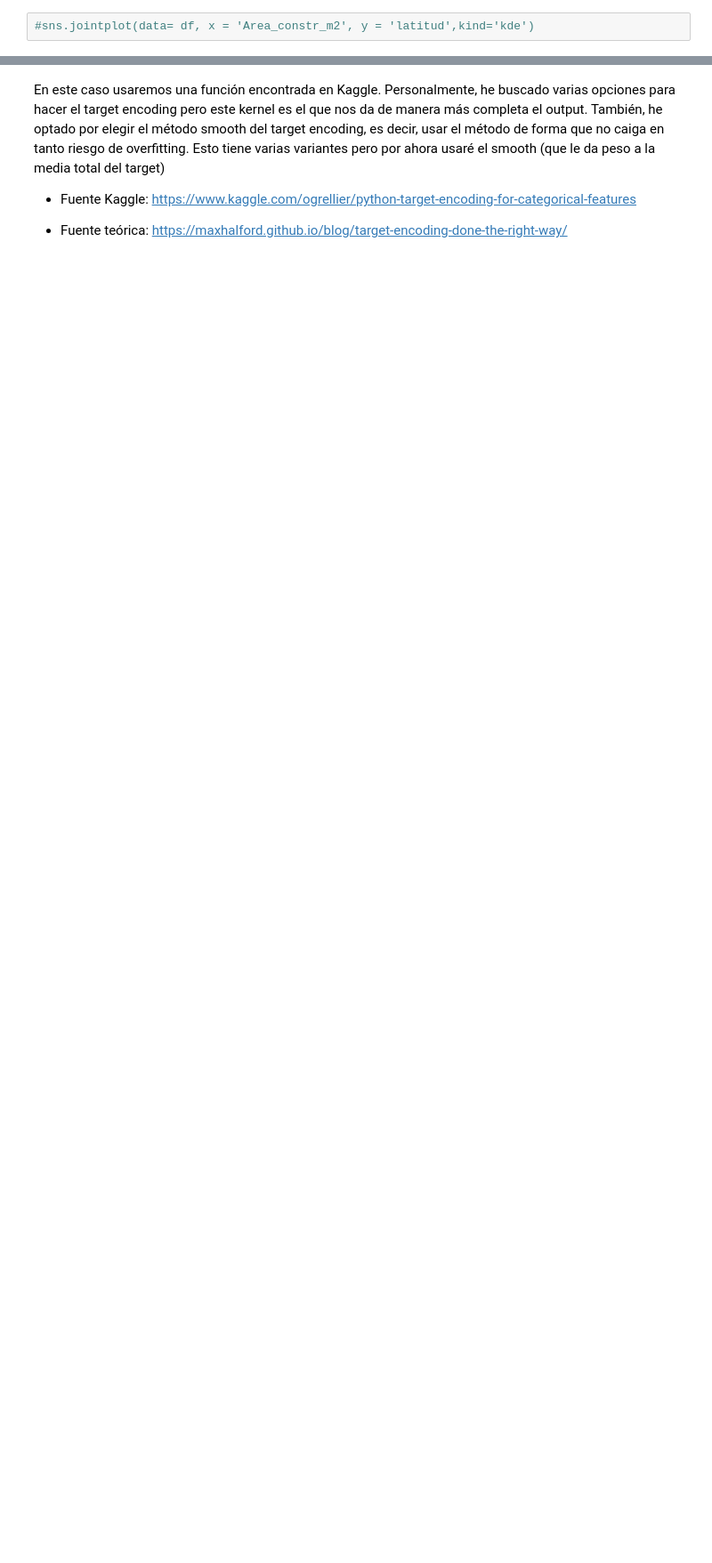
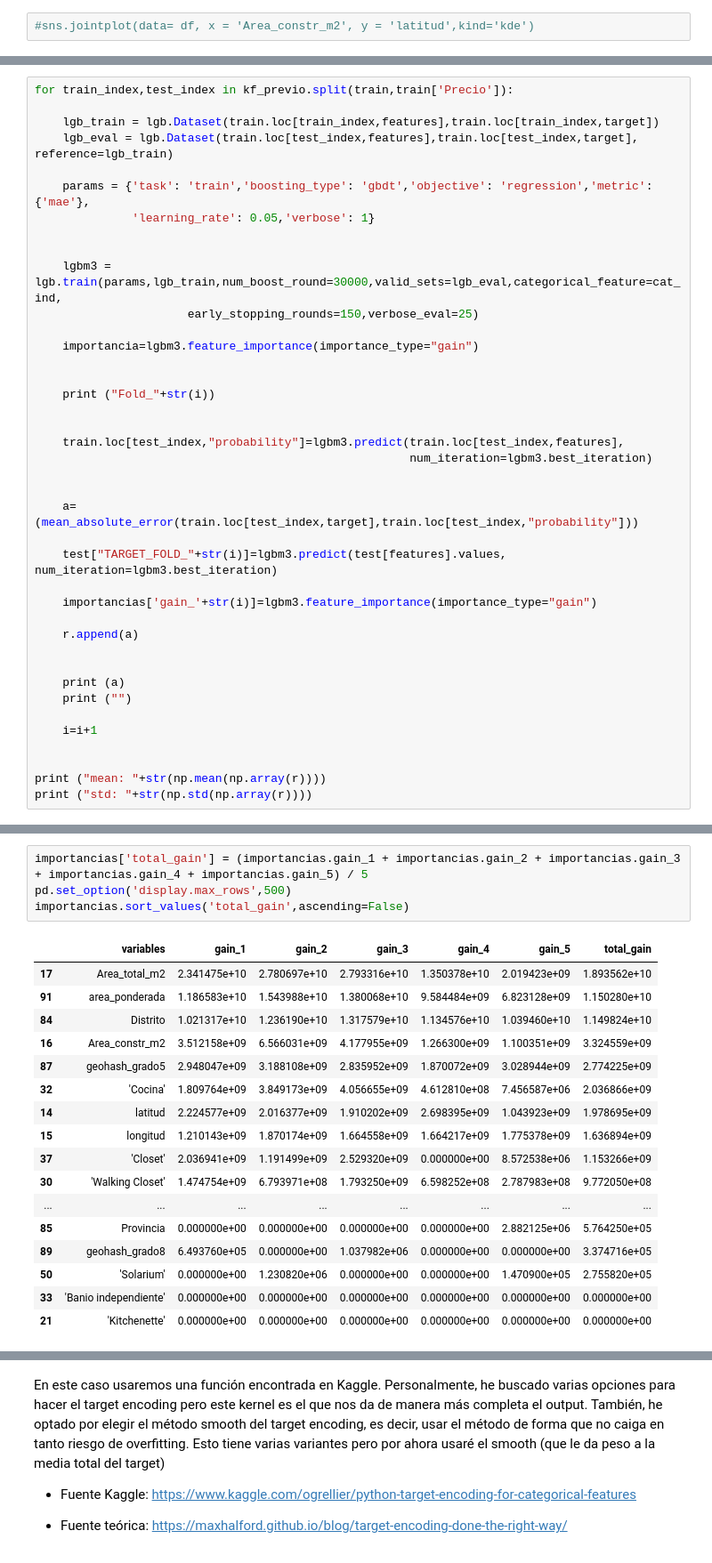
Before and after one commit to PBenavides/Automated-Valuation-Model-Lima, a Jupyter notebook: Data Analysis/Analisis_casas_pt_04.ipynb, the cells around one changed output, grey strips where cells are left out. Shown at 89% size. Drawn from its saved outputs; the diff is of its cells as text; blank space fills up the shorter version.

```diff
--- a/Data Analysis/Analisis_casas_pt_04.ipynb
+++ b/Data Analysis/Analisis_casas_pt_04.ipynb
@@ -80,0 +185,40 @@ sns.pairplot(df, x_vars = pairplot_cols, y_vars = pairplot_cols, diag_kind = 'kd
+# %%
+for train_index,test_index in kf_previo.split(train,train['Precio']):
+
+    lgb_train = lgb.Dataset(train.loc[train_index,features],train.loc[train_index,target])
+    lgb_eval = lgb.Dataset(train.loc[test_index,features],train.loc[test_index,target], reference=lgb_train)
+
+    params = {'task': 'train','boosting_type': 'gbdt','objective': 'regression','metric': {'mae'},
+              'learning_rate': 0.05,'verbose': 1}
+
+
+    lgbm3 = lgb.train(params,lgb_train,num_boost_round=30000,valid_sets=lgb_eval,categorical_feature=cat_ind,
+                      early_stopping_rounds=150,verbose_eval=25)
+
+    importancia=lgbm3.feature_importance(importance_type="gain")
+
+
+    print ("Fold_"+str(i))
+
+
+    train.loc[test_index,"probability"]=lgbm3.predict(train.loc[test_index,features],
+                                                      num_iteration=lgbm3.best_iteration)
+
+
+    a= (mean_absolute_error(train.loc[test_index,target],train.loc[test_index,"probability"]))
+
+    test["TARGET_FOLD_"+str(i)]=lgbm3.predict(test[features].values, num_iteration=lgbm3.best_iteration)
+
+    importancias['gain_'+str(i)]=lgbm3.feature_importance(importance_type="gain")
+
+    r.append(a)
+
+
+    print (a)
+    print ("")
+
+    i=i+1
+
+
+print ("mean: "+str(np.mean(np.array(r))))
+print ("std: "+str(np.std(np.array(r))))
@@ -80,0 +362,22 @@ sns.pairplot(df, x_vars = pairplot_cols, y_vars = pairplot_cols, diag_kind = 'kd
+# %%
+importancias['total_gain'] = (importancias.gain_1 + importancias.gain_2 + importancias.gain_3 + importancias.gain_4 + importancias.gain_5) / 5
+pd.set_option('display.max_rows',500)
+importancias.sort_values('total_gain',ascending=False)
+# %% [output]
+|  | variables | gain_1 | gain_2 | gain_3 | gain_4 | gain_5 | total_gain |
+| 17 | Area_total_m2 | 2.341475e+10 | 2.780697e+10 | 2.793316e+10 | 1.350378e+10 | 2.019423e+09 | 1.893562e+10 |
+| 91 | area_ponderada | 1.186583e+10 | 1.543988e+10 | 1.380068e+10 | 9.584484e+09 | 6.823128e+09 | 1.150280e+10 |
+| 84 | Distrito | 1.021317e+10 | 1.236190e+10 | 1.317579e+10 | 1.134576e+10 | 1.039460e+10 | 1.149824e+10 |
+| 16 | Area_constr_m2 | 3.512158e+09 | 6.566031e+09 | 4.177955e+09 | 1.266300e+09 | 1.100351e+09 | 3.324559e+09 |
+| 87 | geohash_grado5 | 2.948047e+09 | 3.188108e+09 | 2.835952e+09 | 1.870072e+09 | 3.028944e+09 | 2.774225e+09 |
+| 32 | 'Cocina' | 1.809764e+09 | 3.849173e+09 | 4.056655e+09 | 4.612810e+08 | 7.456587e+06 | 2.036866e+09 |
+| 14 | latitud | 2.224577e+09 | 2.016377e+09 | 1.910202e+09 | 2.698395e+09 | 1.043923e+09 | 1.978695e+09 |
+| 15 | longitud | 1.210143e+09 | 1.870174e+09 | 1.664558e+09 | 1.664217e+09 | 1.775378e+09 | 1.636894e+09 |
+| 37 | 'Closet' | 2.036941e+09 | 1.191499e+09 | 2.529320e+09 | 0.000000e+00 | 8.572538e+06 | 1.153266e+09 |
+| 30 | 'Walking Closet' | 1.474754e+09 | 6.793971e+08 | 1.793250e+09 | 6.598252e+08 | 2.787983e+08 | 9.772050e+08 |
+| ... | ... | ... | ... | ... | ... | ... | ... |
+| 85 | Provincia | 0.000000e+00 | 0.000000e+00 | 0.000000e+00 | 0.000000e+00 | 2.882125e+06 | 5.764250e+05 |
+| 89 | geohash_grado8 | 6.493760e+05 | 0.000000e+00 | 1.037982e+06 | 0.000000e+00 | 0.000000e+00 | 3.374716e+05 |
+| 50 | 'Solarium' | 0.000000e+00 | 1.230820e+06 | 0.000000e+00 | 0.000000e+00 | 1.470900e+05 | 2.755820e+05 |
+| 33 | 'Banio independiente' | 0.000000e+00 | 0.000000e+00 | 0.000000e+00 | 0.000000e+00 | 0.000000e+00 | 0.000000e+00 |
+| 21 | 'Kitchenette' | 0.000000e+00 | 0.000000e+00 | 0.000000e+00 | 0.000000e+00 | 0.000000e+00 | 0.000000e+00 |
```
Also changed, not shown: parts of 50 cells of this notebook, 3 other files.
